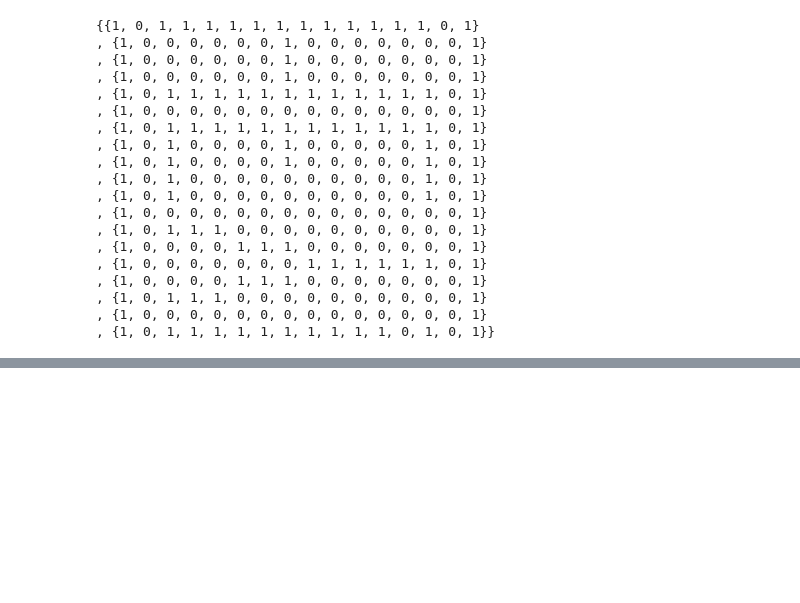
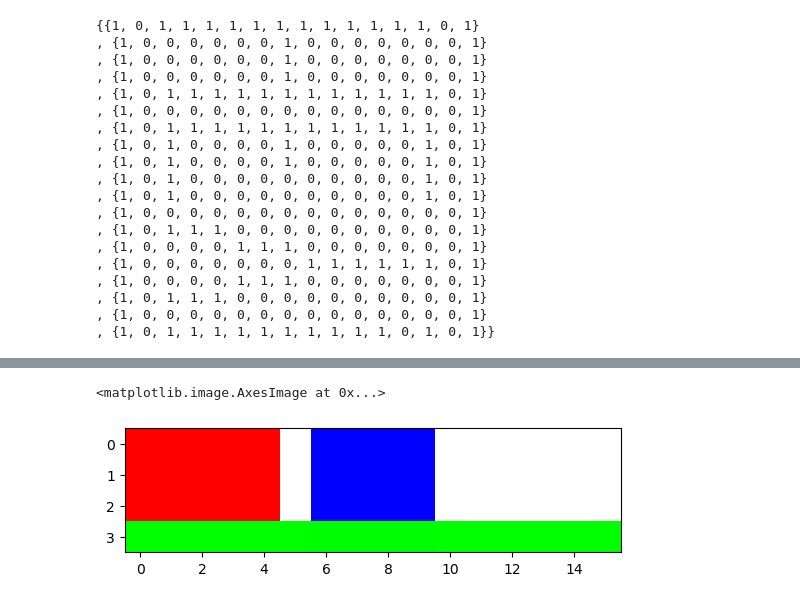
Before and after one commit to danimateos/bonobo-lights, a Jupyter notebook: notebooks/pattern_maker.ipynb, the cells around one changed output, grey strips where cells are left out. Cells and saved outputs as stored; diff of their text form; code cells hidden in the pictures; blank space fills up the shorter version.

```diff
--- a/notebooks/pattern_maker.ipynb
+++ b/notebooks/pattern_maker.ipynb
@@ -59,0 +74,5 @@ print(np.array2string(pattern.transpose()).replace('[', '{').replace(']', '}').r
+# %%
+plt.imshow(np.transpose(asarray, (1, 0, 2)))
+# %% [output]
+<matplotlib.image.AxesImage at 0x...>
+[figure, added]
```
Also changed, not shown: parts of 8 cells of this notebook, 6 other files.
